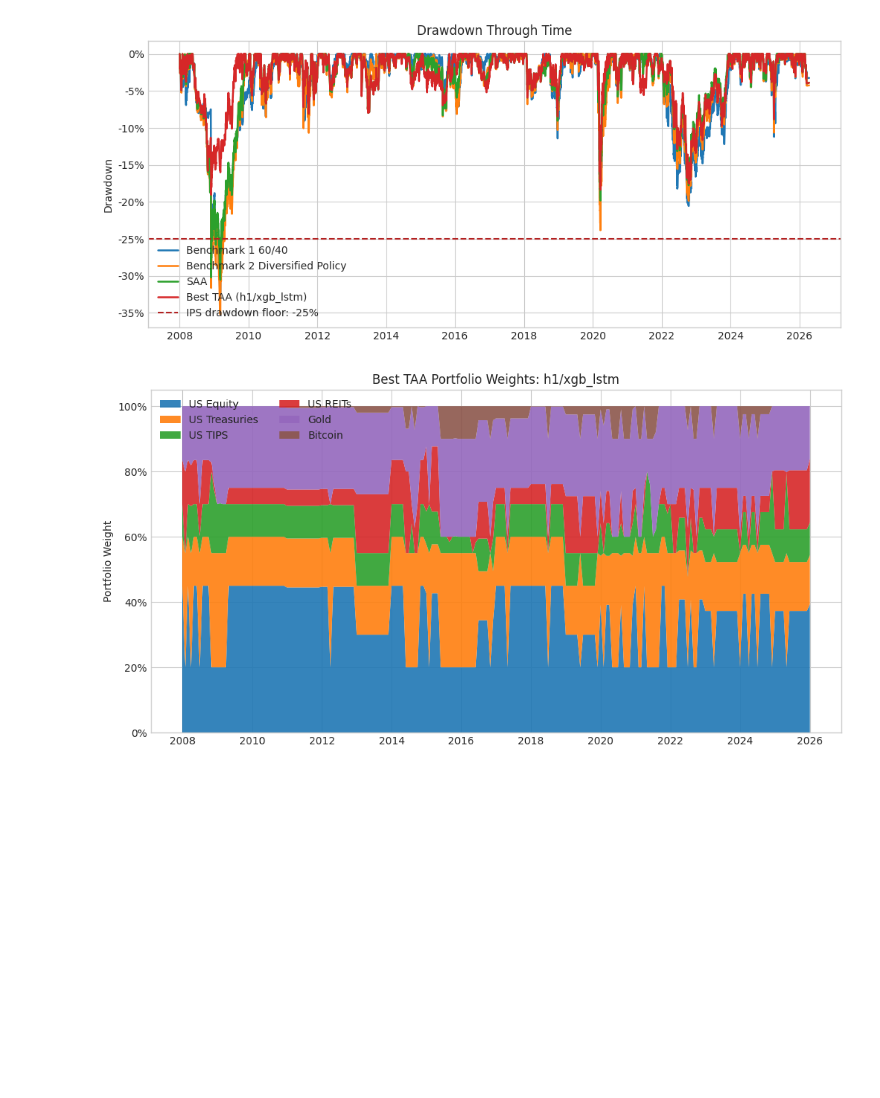
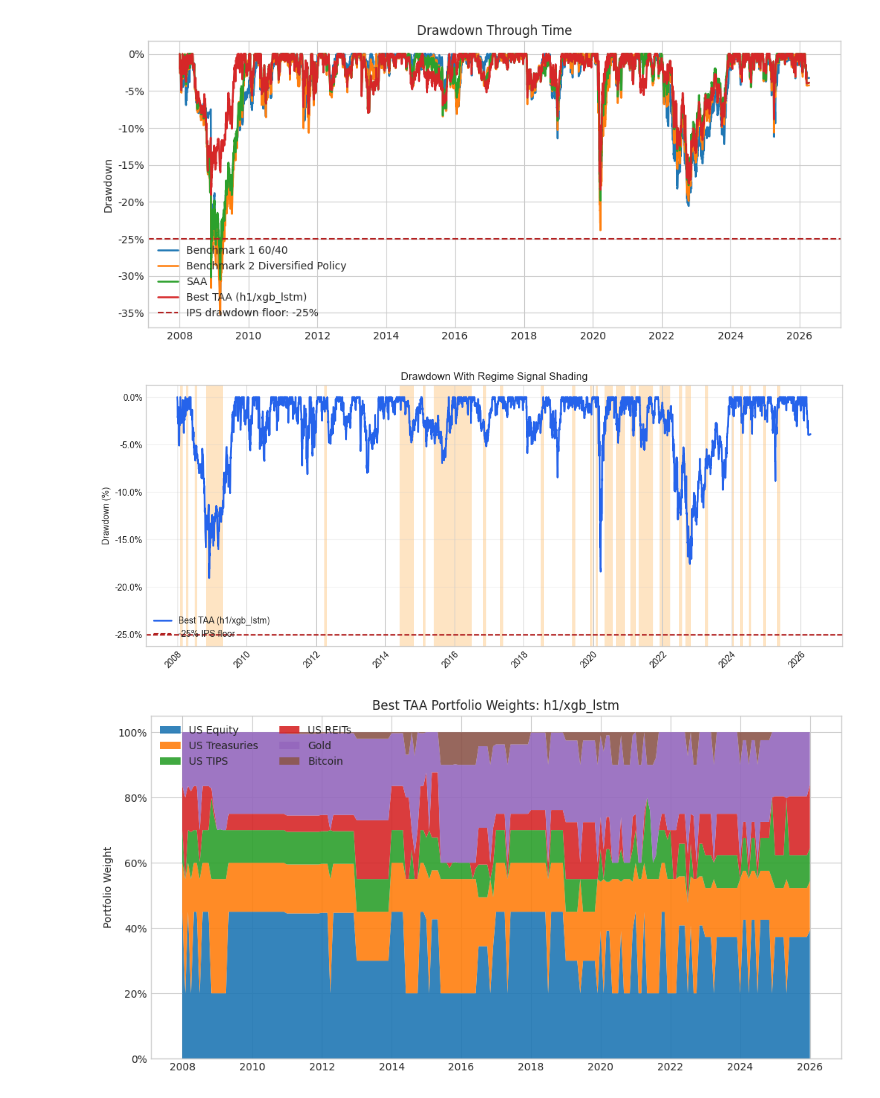
Before and after one commit to kavinravi/foundation_project, a Jupyter notebook: backtesting/hybrid_results_dashboard.ipynb, the cells around one changed output. Drawn from its saved outputs; the diff is of its cells as text; code cells hidden in the pictures; blank space fills up the shorter version.

```diff
--- a/backtesting/hybrid_results_dashboard.ipynb
+++ b/backtesting/hybrid_results_dashboard.ipynb
@@ -235,6 +235,59 @@ ax.legend(loc="lower left")
 plt.show()
 # %% [output]
 [figure]
+# %%
+# Selected hybrid TAA drawdown with regime-signal shading (months where signal != 0, as-of merged to daily dates).
+_sig = pd.read_csv(best_dir / "signal.csv", parse_dates=["date"]).sort_values("date")
+_left = pd.DataFrame({"date": taa_returns.index}).assign(_ord=lambda d: np.arange(len(d)))
+_merged = pd.merge_asof(
+    _left.sort_values("date"),
+    _sig.rename(columns={"signal": "signal"}),
+    on="date",
+    direction="backward",
+).sort_values("_ord")
+_mask = _merged["signal"].fillna(0).ne(0).to_numpy()
+
+_equity = (1.0 + taa_returns).cumprod()
+_dd = _equity / _equity.cummax() - 1.0
+
+fig, ax = plt.subplots(figsize=(12, 5))
+_i = 0
+_n = len(_mask)
+while _i < _n:
+    if not _mask[_i]:
+        _i += 1
+        continue
+    _s = _i
+    while _i < _n and _mask[_i]:
+        _i += 1
+    ax.axvspan(
+        taa_returns.index[_s],
+        taa_returns.index[_i - 1],
+        facecolor="#fdb863",
+        alpha=0.38,
+        zorder=0,
+        linewidth=0,
+    )
+
+ax.plot(_dd.index, _dd.values, linewidth=2, color="#2563eb", zorder=2, label=str(taa_returns.name))
+ax.axhline(
+    IPS_MAX_DRAWDOWN_TARGET,
+    color="#b22222",
+    linestyle="--",
+    linewidth=1.5,
+    zorder=2,
+    label=f"{IPS_MAX_DRAWDOWN_TARGET:.0%} IPS floor",
+)
+ax.set_title("Drawdown With Regime Signal Shading")
+ax.set_ylabel("Drawdown (%)")
+ax.yaxis.set_major_formatter(lambda x, _: f"{x:.1%}")
+ax.legend(loc="lower left")
+ax.grid(axis="y", alpha=0.3)
+plt.setp(ax.get_xticklabels(), rotation=45, ha="right", rotation_mode="anchor")
+plt.tight_layout()
+plt.show()
+# %% [output]
+[figure, added]
 # %%
 # Asset weights for the selected TAA portfolio.
 weights = pd.read_csv(best_dir / "taa_weights.csv", parse_dates=["rebalance_date"], index_col="rebalance_date")
```
Also changed, not shown: parts of 2 cells of this notebook.
